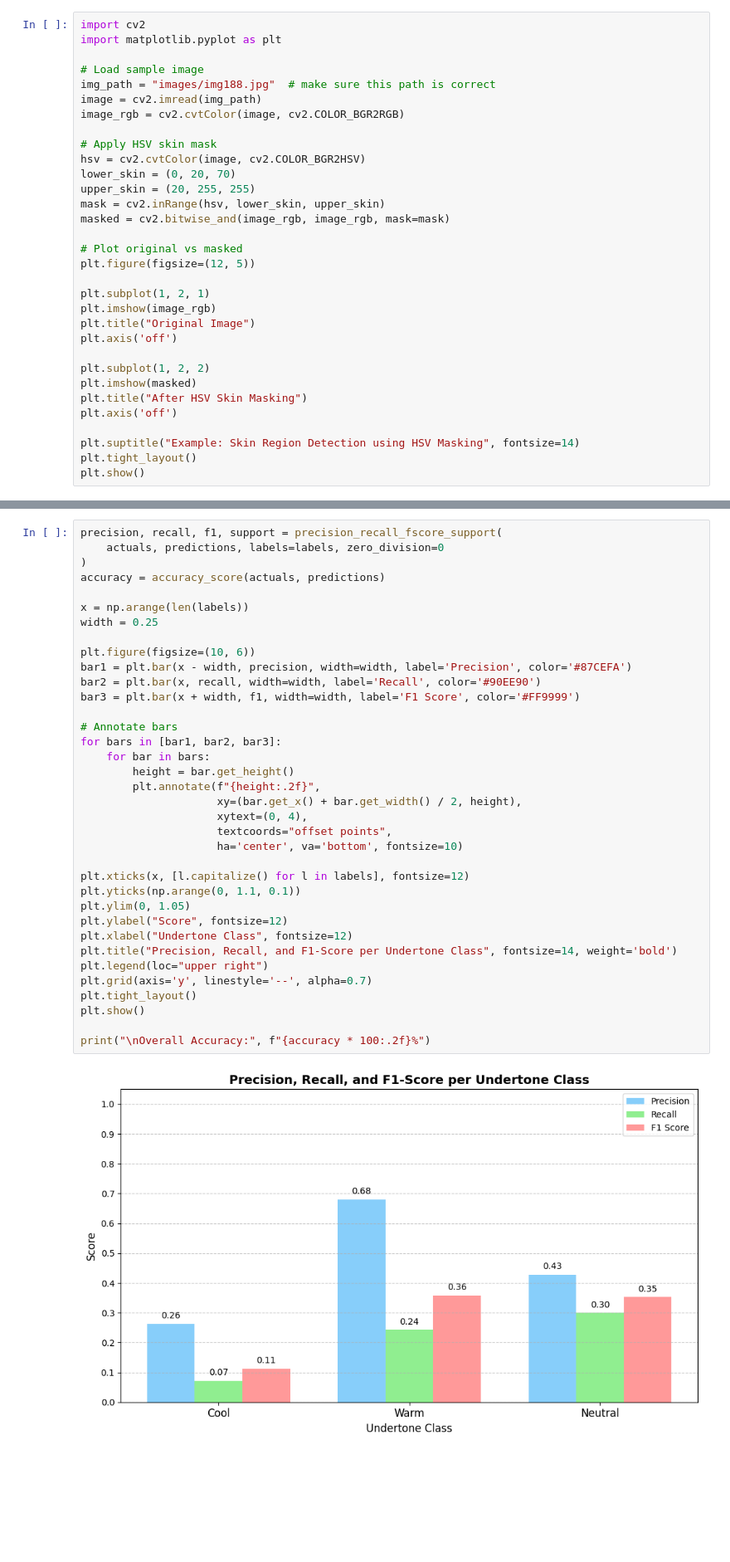
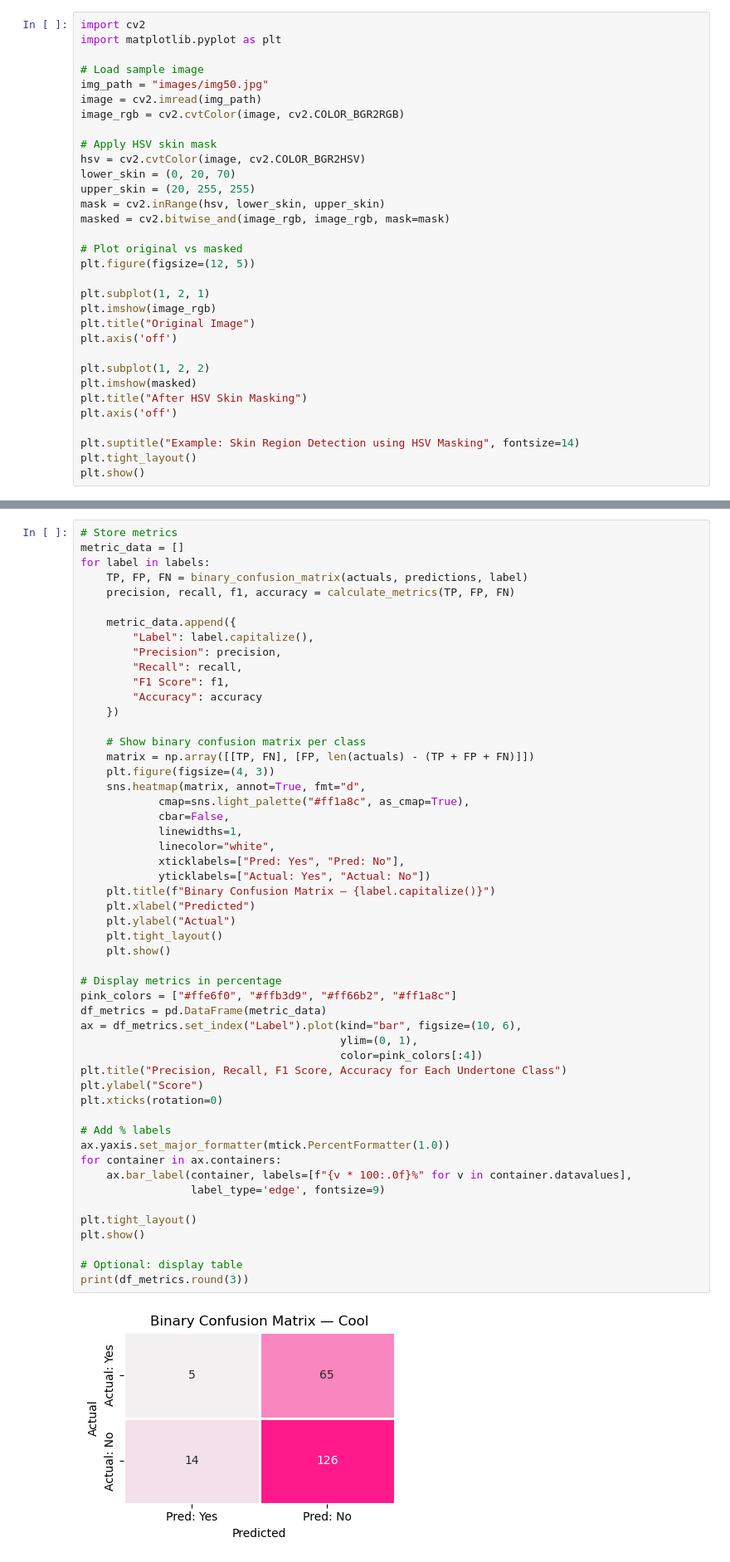
Before and after one commit to Marian843/undertone-experiment, a Jupyter notebook: experiment.ipynb, the cells around one changed output, grey strips where cells are left out. Shown at 83% size. Saved outputs shown, nothing was run; the diff lists cells and outputs as text; blank space fills up the shorter version.

Commit message:
change computation metrics to manual; added UI for demo

```diff
--- a/experiment.ipynb
+++ b/experiment.ipynb
@@ -57,7 +52,7 @@ import cv2
 import matplotlib.pyplot as plt
 
 # Load sample image
-img_path = "images/img188.jpg"  # make sure this path is correct
+img_path = "images/img50.jpg"
 image = cv2.imread(img_path)
 image_rgb = cv2.cvtColor(image, cv2.COLOR_BGR2RGB)
 
@@ -183,38 +170,54 @@ for target_class in labels:
 # %%
-precision, recall, f1, support = precision_recall_fscore_support(
-    actuals, predictions, labels=labels, zero_division=0
-)
-accuracy = accuracy_score(actuals, predictions)
+# Store metrics
+metric_data = []
+for label in labels:
+    TP, FP, FN = binary_confusion_matrix(actuals, predictions, label)
+    precision, recall, f1, accuracy = calculate_metrics(TP, FP, FN)
 
-x = np.arange(len(labels))
-width = 0.25
+    metric_data.append({
+        "Label": label.capitalize(),
+        "Precision": precision,
+        "Recall": recall,
+        "F1 Score": f1,
+        "Accuracy": accuracy
+    })
 
-plt.figure(figsize=(10, 6))
-bar1 = plt.bar(x - width, precision, width=width, label='Precision', color='#87CEFA')
-bar2 = plt.bar(x, recall, width=width, label='Recall', color='#90EE90')
-bar3 = plt.bar(x + width, f1, width=width, label='F1 Score', color='#FF9999')
+    # Show binary confusion matrix per class
+    matrix = np.array([[TP, FN], [FP, len(actuals) - (TP + FP + FN)]])
+    plt.figure(figsize=(4, 3))
+    sns.heatmap(matrix, annot=True, fmt="d",
+            cmap=sns.light_palette("#ff1a8c", as_cmap=True),
+            cbar=False,
+            linewidths=1,
+            linecolor="white",
+            xticklabels=["Pred: Yes", "Pred: No"],
+            yticklabels=["Actual: Yes", "Actual: No"])
+    plt.title(f"Binary Confusion Matrix — {label.capitalize()}")
+    plt.xlabel("Predicted")
+    plt.ylabel("Actual")
+    plt.tight_layout()
+    plt.show()
 
-# Annotate bars
-for bars in [bar1, bar2, bar3]:
-    for bar in bars:
-        height = bar.get_height()
-        plt.annotate(f"{height:.2f}",
-                     xy=(bar.get_x() + bar.get_width() / 2, height),
-                     xytext=(0, 4),
-                     textcoords="offset points",
-                     ha='center', va='bottom', fontsize=10)
+# Display metrics in percentage
+pink_colors = ["#ffe6f0", "#ffb3d9", "#ff66b2", "#ff1a8c"]
+df_metrics = pd.DataFrame(metric_data)
+ax = df_metrics.set_index("Label").plot(kind="bar", figsize=(10, 6),
+                                        ylim=(0, 1),
+                                        color=pink_colors[:4])
+plt.title("Precision, Recall, F1 Score, Accuracy for Each Undertone Class")
+plt.ylabel("Score")
+plt.xticks(rotation=0)
 
-plt.xticks(x, [l.capitalize() for l in labels], fontsize=12)
-plt.yticks(np.arange(0, 1.1, 0.1))
-plt.ylim(0, 1.05)
-plt.ylabel("Score", fontsize=12)
-plt.xlabel("Undertone Class", fontsize=12)
-plt.title("Precision, Recall, and F1-Score per Undertone Class", fontsize=14, weight='bold')
-plt.legend(loc="upper right")
-plt.grid(axis='y', linestyle='--', alpha=0.7)
+# Add % labels
+ax.yaxis.set_major_formatter(mtick.PercentFormatter(1.0))
+for container in ax.containers:
+    ax.bar_label(container, labels=[f"{v * 100:.0f}%" for v in container.datavalues],
+                 label_type='edge', fontsize=9)
+
 plt.tight_layout()
 plt.show()
 
-print("\nOverall Accuracy:", f"{accuracy * 100:.2f}%")
+# Optional: display table
+print(df_metrics.round(3))
 # %% [output]
-[figure, old version]
+[figure, new version]
```
Also changed, not shown: parts of 13 cells of this notebook, 2 other files.
